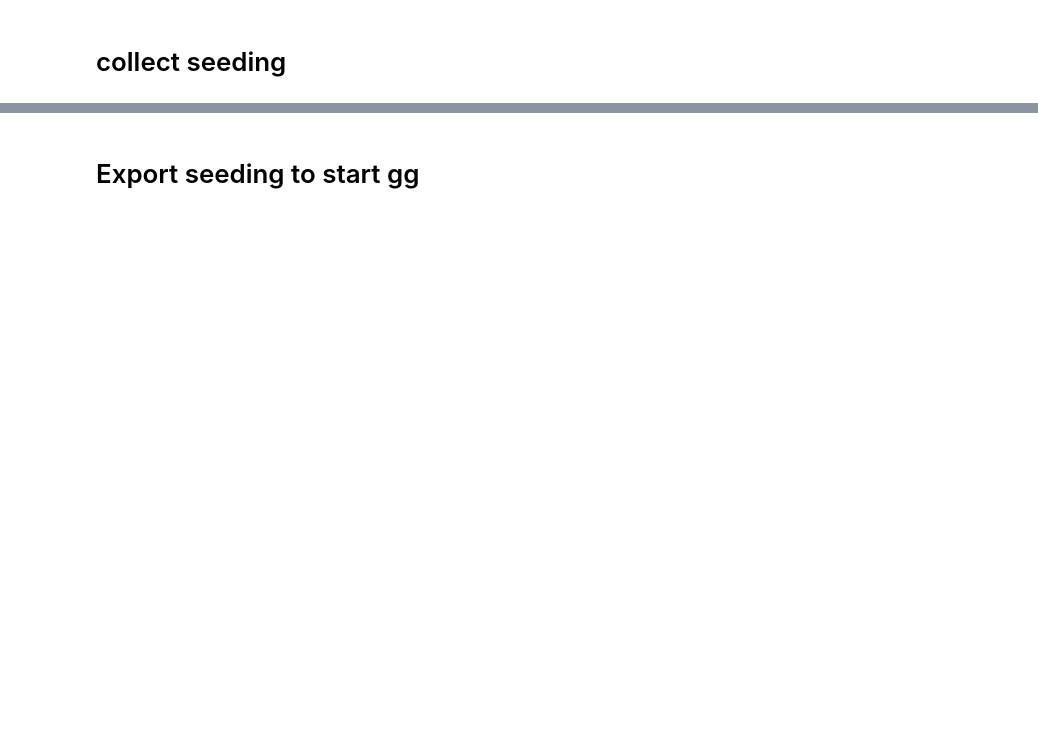
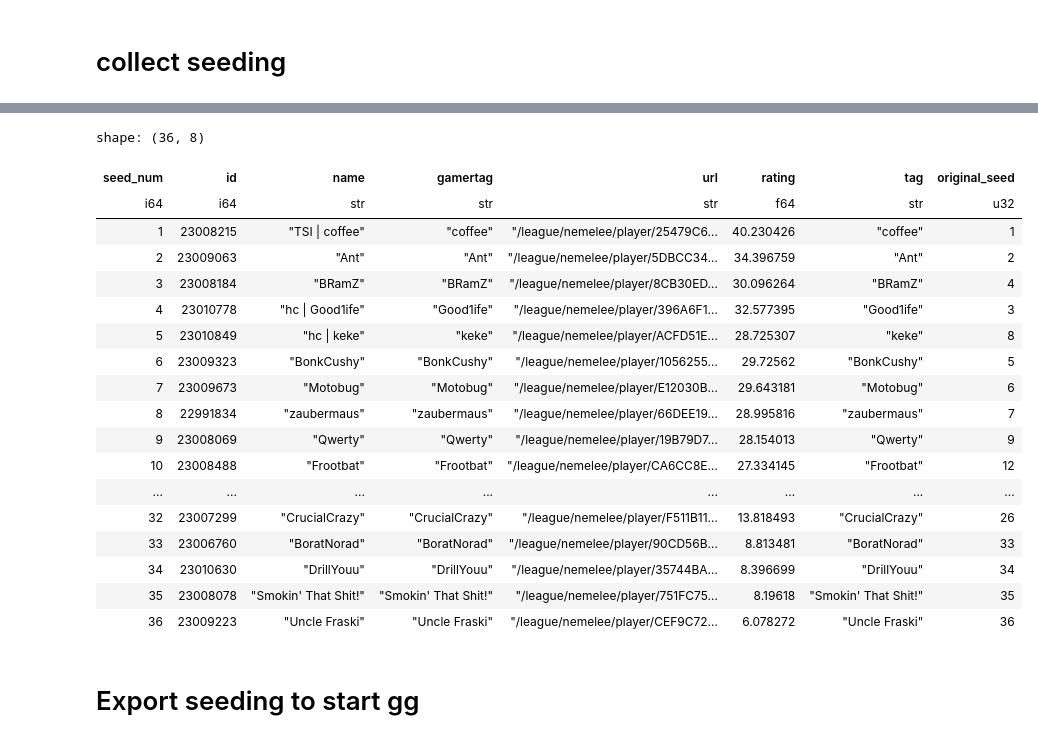
Before and after one commit to agiera/braacket-scraper, a Jupyter notebook: auto-seeding.ipynb, the cells around one changed output, grey strips where cells are left out. Saved outputs shown, nothing was run; the diff lists cells and outputs as text; code cells hidden in the pictures; blank space fills up the shorter version.

Commit message:
update a bunch of stuff; but notably add util to avoid common matchups

```diff
--- a/auto-seeding.ipynb
+++ b/auto-seeding.ipynb
@@ -238,0 +253,20 @@ shape: (96, 7)
+# %%
+from seeding_utils import build_matchup_matrix, optimize_seeding, format_swap_report
+
+matches = pl.read_csv('data/matches.csv')
+
+# Build recency-weighted matchup matrix for entrants
+entrant_urls = entrant_seeding.filter(pl.col('url').is_not_null()).select('url').to_series().to_list()
+matchup_matrix = build_matchup_matrix(matches, entrant_urls, half_life_days=90)
+
+print(f"Matchup pairs found: {len(matchup_matrix)}")
+
+# Show top-10 most frequent pairings among entrants
+top_matchups = sorted(matchup_matrix.items(), key=lambda x: -x[1])[:20]
+url_to_tag = dict(zip(
+    entrant_seeding.select('url').to_series().to_list(),
+    entrant_seeding.select('gamertag').to_series().to_list()
+))
+print("\nTop matchups among entrants:")
+for (a, b), w in top_matchups:
+    print(f"  {url_to_tag.get(a, a)} vs {url_to_tag.get(b, b)}: {w:.2f}")
@@ -238,0 +291,13 @@ shape: (96, 7)
+# %%
+# Run the optimizer
+optimized_seeding, swaps, final_cost = optimize_seeding(
+    entrant_seeding,
+    matchup_matrix,
+    url_col='url',
+    seed_col='seed_num',
+    max_seed_distance=6,
+)
+
+# Show swap summary
+print(format_swap_report(swaps, entrant_seeding, url_col='url', tag_col='gamertag'))
+print(f"\nFinal cost: {final_cost:.2f}")
@@ -239,3 +352,27 @@ shape: (96, 7)
+# %%
+# Use optimized seeding for export (replaces entrant_seeding downstream)
+entrant_seeding = optimized_seeding
+entrant_seeding
+# %% [output]
+shape: (36, 8)
+| seed_num | id | name | gamertag | url | rating | tag | original_seed |
+| i64 | i64 | str | str | str | f64 | str | u32 |
+| 1 | 23008215 | "TSI | coffee" | "coffee" | "/league/nemelee/player/25479C6… | 40.230426 | "coffee" | 1 |
+| 2 | 23009063 | "Ant" | "Ant" | "/league/nemelee/player/5DBCC34… | 34.396759 | "Ant" | 2 |
+| 3 | 23008184 | "BRamZ" | "BRamZ" | "/league/nemelee/player/8CB30ED… | 30.096264 | "BRamZ" | 4 |
+| 4 | 23010778 | "hc | Good1ife" | "Good1ife" | "/league/nemelee/player/396A6F1… | 32.577395 | "Good1ife" | 3 |
+| 5 | 23010849 | "hc | keke" | "keke" | "/league/nemelee/player/ACFD51E… | 28.725307 | "keke" | 8 |
+| 6 | 23009323 | "BonkCushy" | "BonkCushy" | "/league/nemelee/player/1056255… | 29.72562 | "BonkCushy" | 5 |
+| 7 | 23009673 | "Motobug" | "Motobug" | "/league/nemelee/player/E12030B… | 29.643181 | "Motobug" | 6 |
+| 8 | 22991834 | "zaubermaus" | "zaubermaus" | "/league/nemelee/player/66DEE19… | 28.995816 | "zaubermaus" | 7 |
+| 9 | 23008069 | "Qwerty" | "Qwerty" | "/league/nemelee/player/19B79D7… | 28.154013 | "Qwerty" | 9 |
+| 10 | 23008488 | "Frootbat" | "Frootbat" | "/league/nemelee/player/CA6CC8E… | 27.334145 | "Frootbat" | 12 |
+| ... | ... | ... | ... | ... | ... | ... | ... |
+| 32 | 23007299 | "CrucialCrazy" | "CrucialCrazy" | "/league/nemelee/player/F511B11… | 13.818493 | "CrucialCrazy" | 26 |
+| 33 | 23006760 | "BoratNorad" | "BoratNorad" | "/league/nemelee/player/90CD56B… | 8.813481 | "BoratNorad" | 33 |
+| 34 | 23010630 | "DrillYouu" | "DrillYouu" | "/league/nemelee/player/35744BA… | 8.396699 | "DrillYouu" | 34 |
+| 35 | 23008078 | "Smokin' That Shit!" | "Smokin' That Shit!" | "/league/nemelee/player/751FC75… | 8.19618 | "Smokin' That Shit!" | 35 |
+| 36 | 23009223 | "Uncle Fraski" | "Uncle Fraski" | "/league/nemelee/player/CEF9C72… | 6.078272 | "Uncle Fraski" | 36 |
 # %% [markdown]
 # Export seeding to start gg
 # %%
```
Also changed, not shown: parts of 24 cells of this notebook, 16 other files.
